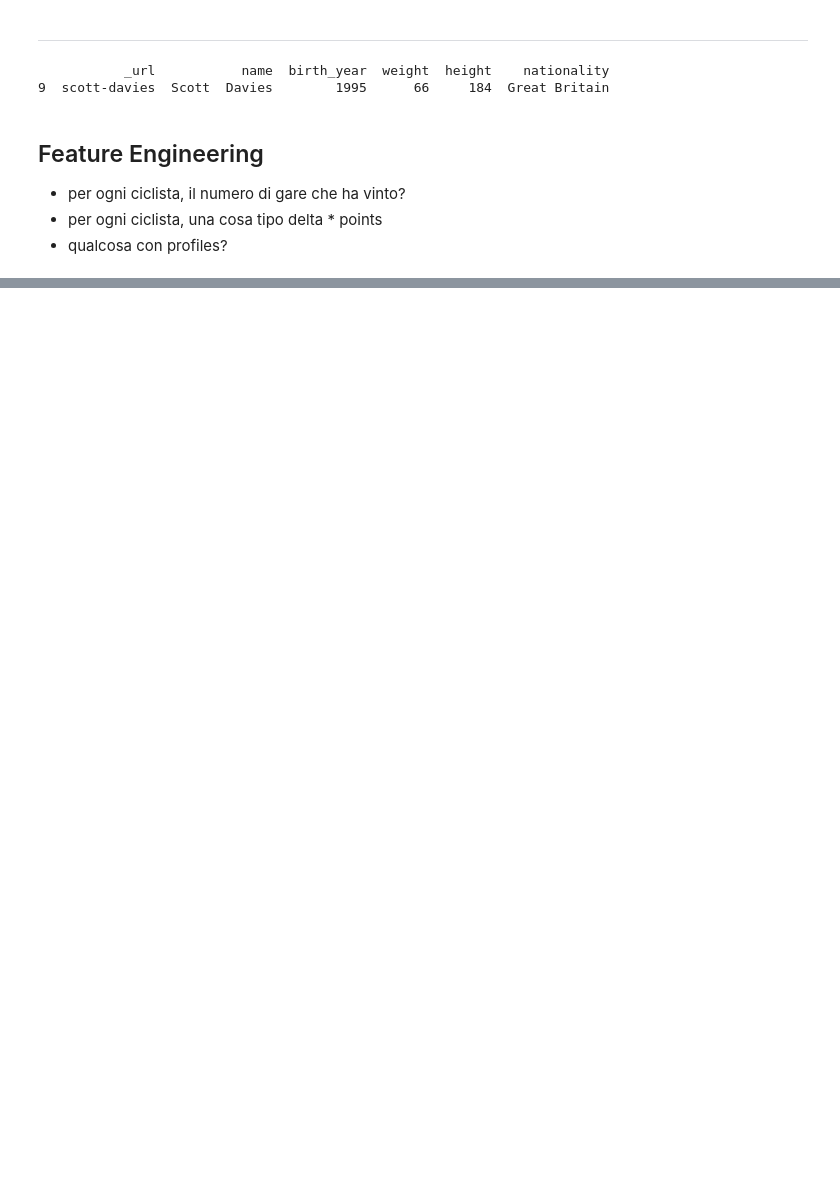
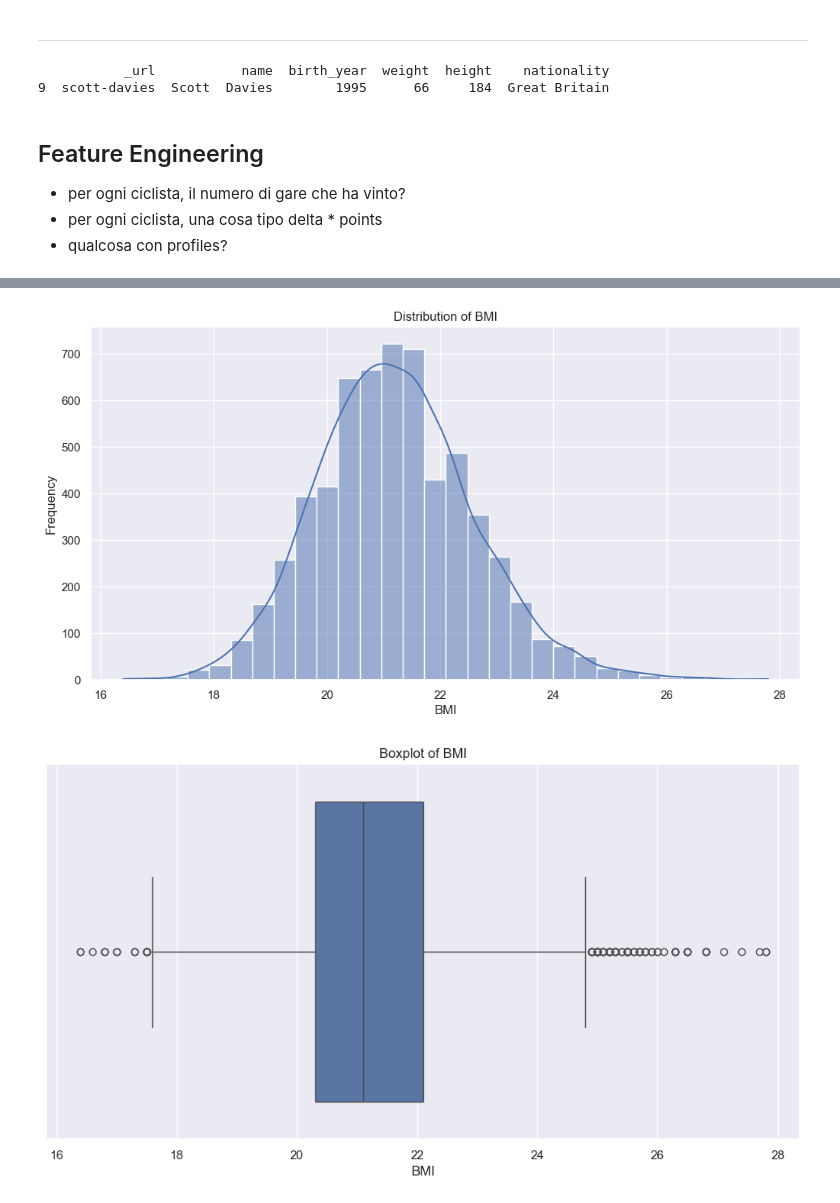
Before and after one commit to Emahhh/dm-project, a Jupyter notebook: MAIN.ipynb, the cells around one changed output, grey strips where cells are left out. Drawn from its saved outputs; the diff is of its cells as text; code cells hidden in the pictures; blank space fills up the shorter version.

```diff
--- a/MAIN.ipynb
+++ b/MAIN.ipynb
@@ -900,0 +1154,16 @@ print(cyclist_updated)
+# %%
+def bmi_calculator(weight, height):
+    height = height / 100
+    bmi = weight / math.pow(height, 2)
+    return round(bmi, 1)
+
+
+# Calculate BMI only for rows where both 'weight' and 'height' are not NA
+cyclists_df['BMI'] = cyclists_df.apply(
+    lambda row: bmi_calculator(row['weight'], row['height'])
+    if pd.notna(row['weight']) and pd.notna(row['height'])
+    else pd.NA,
+    axis=1
+).astype('Float64', errors='ignore')
+
+cyclists_df.describe()
@@ -900,0 +1180,18 @@ print(cyclist_updated)
+# %%
+# Histogram of BMI
+plt.figure(figsize=(12, 6))
+sns.histplot(cyclists_df['BMI'].dropna(), bins=30, kde=True)
+plt.title('Distribution of BMI')
+plt.xlabel('BMI')
+plt.ylabel('Frequency')
+plt.show()
+
+# Boxplot of BMI
+plt.figure(figsize=(12, 6))
+sns.boxplot(x=cyclists_df['BMI'].dropna())
+plt.title('Boxplot of BMI')
+plt.xlabel('BMI')
+plt.show()
+# %% [output]
+[figure, added]
+[figure, added]
```
Also changed, not shown: parts of 40 cells of this notebook.
